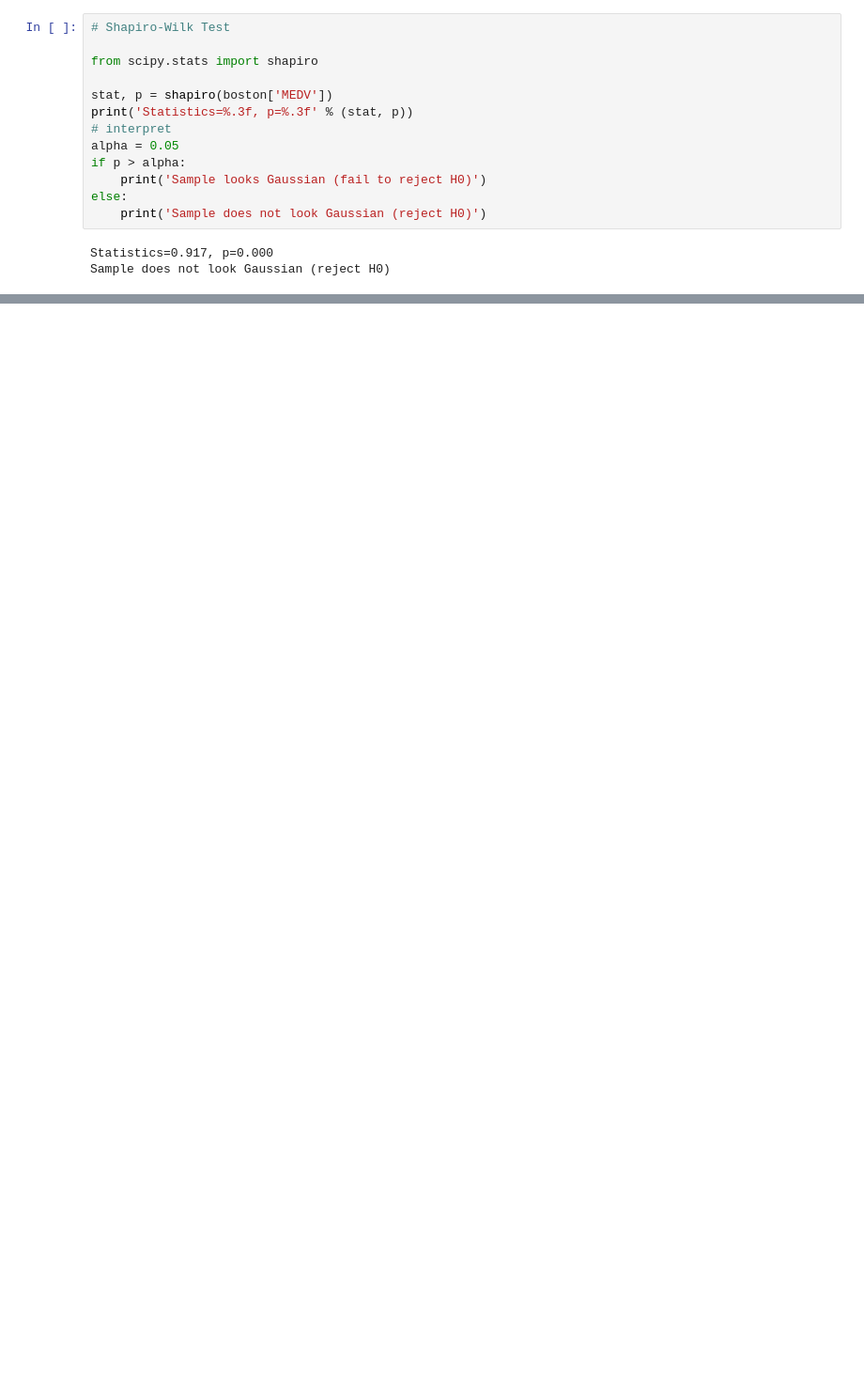
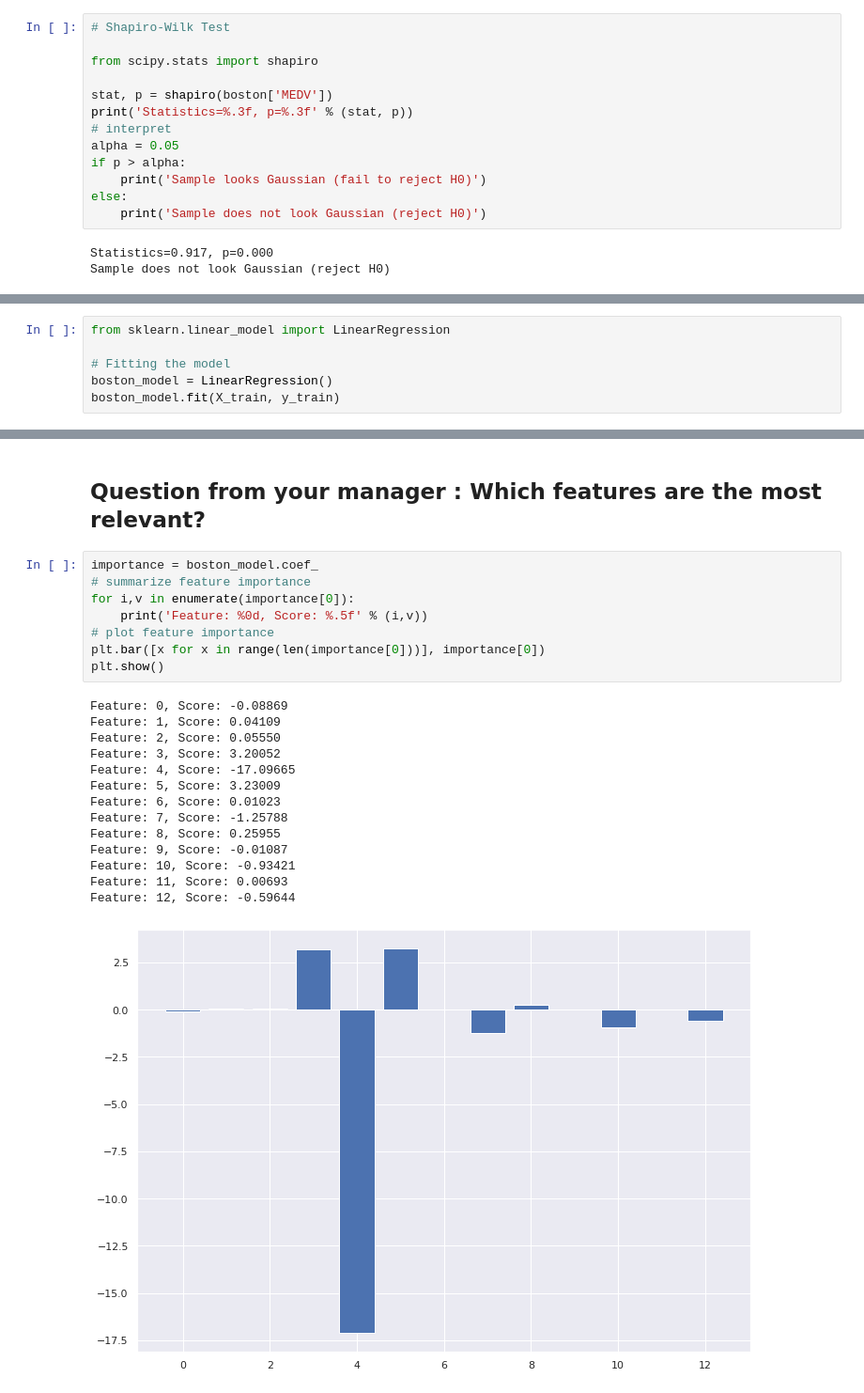
Before and after one commit to quasar95/Lectures_machinelearningbasics_nomath, a Jupyter notebook: Day1.ipynb, the cells around one changed output, grey strips where cells are left out. Shown: that part at 94% size. Saved outputs shown, nothing was run; the diff lists cells and outputs as text; blank space fills up the shorter version.

```diff
--- a/Day1.ipynb
+++ b/Day1.ipynb
@@ -350,0 +356,6 @@ def linear_assumption(model, features, label):
+# %%
+from sklearn.linear_model import LinearRegression
+
+# Fitting the model
+boston_model = LinearRegression()
+boston_model.fit(X_train, y_train)
@@ -350,0 +403,25 @@ def linear_assumption(model, features, label):
+# %% [markdown]
+## Question from your manager : Which features are the most relevant?
+# %%
+importance = boston_model.coef_
+# summarize feature importance
+for i,v in enumerate(importance[0]):
+	print('Feature: %0d, Score: %.5f' % (i,v))
+# plot feature importance
+plt.bar([x for x in range(len(importance[0]))], importance[0])
+plt.show()
+# %% [output]
+Feature: 0, Score: -0.08869
+Feature: 1, Score: 0.04109
+Feature: 2, Score: 0.05550
+Feature: 3, Score: 3.20052
+Feature: 4, Score: -17.09665
+Feature: 5, Score: 3.23009
+Feature: 6, Score: 0.01023
+Feature: 7, Score: -1.25788
+Feature: 8, Score: 0.25955
+Feature: 9, Score: -0.01087
+Feature: 10, Score: -0.93421
+Feature: 11, Score: 0.00693
+Feature: 12, Score: -0.59644
+[figure, added]
```
Also changed, not shown: parts of 52 cells of this notebook.
